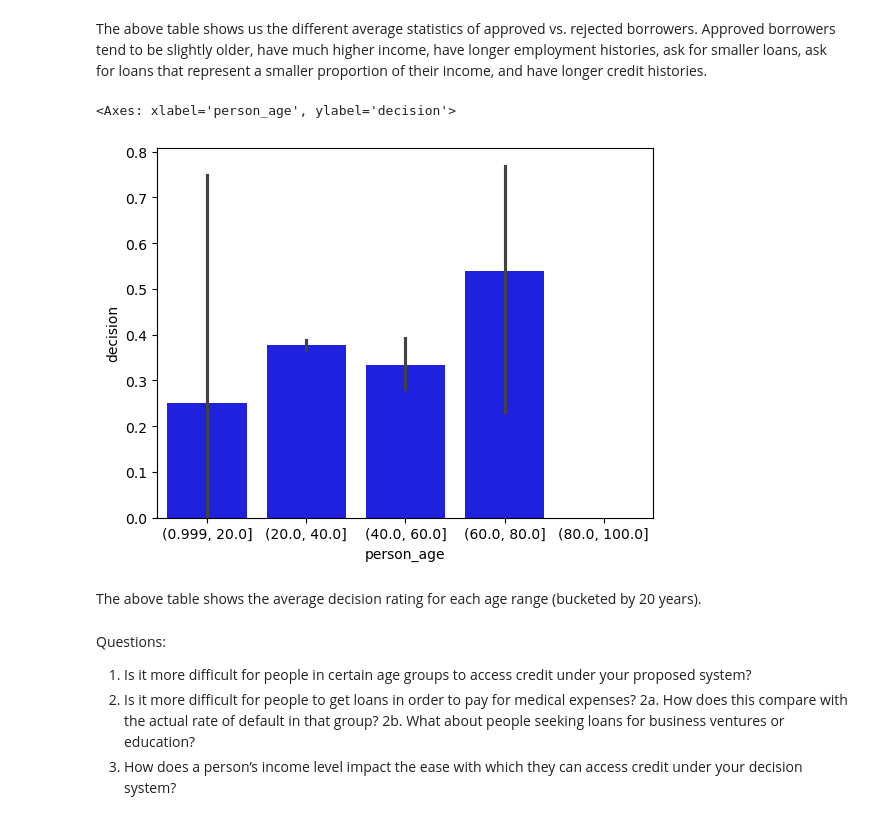
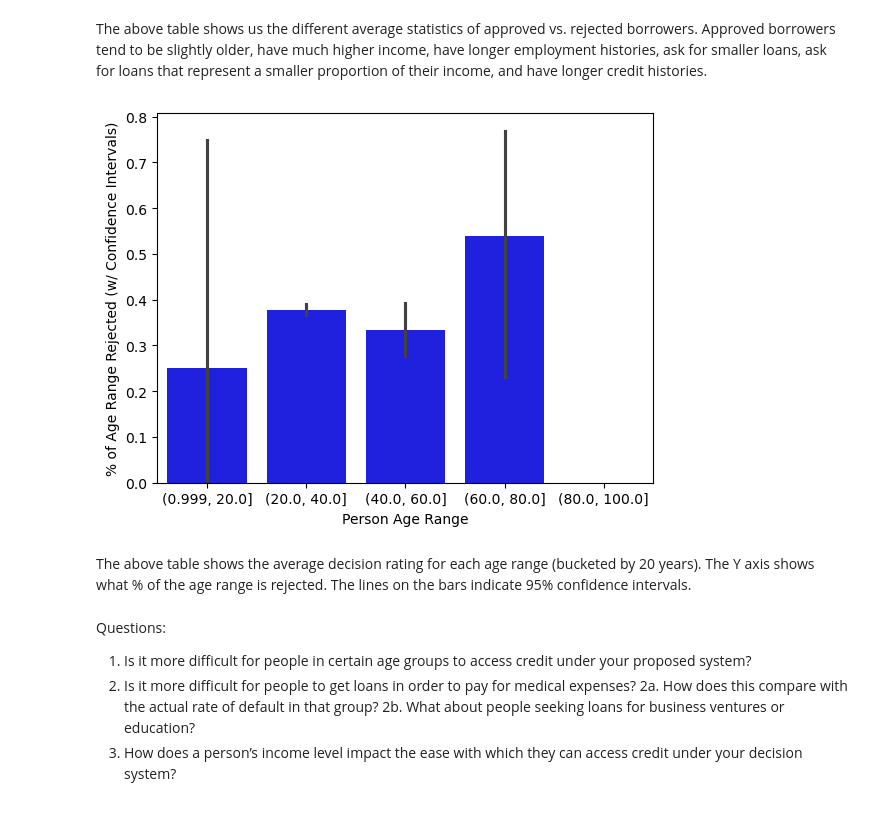
Before and after one commit to jjr2024/github_jjr2024.github.io, a Jupyter notebook: posts/decision-making/DecisionMaking.ipynb, the cells around one changed output. Cells and saved outputs as stored; diff of their text form; code cells hidden in the pictures.

```diff
--- a/posts/decision-making/DecisionMaking.ipynb
+++ b/posts/decision-making/DecisionMaking.ipynb
@@ -228,13 +242,14 @@ The above table shows us the different average statistics of approved vs. reject
 # %%
 bins = np.array([1,20,40,60,80,100])
 df_test["person_age"] = pd.cut(df_test["person_age"].astype('Int64'), bins, include_lowest=True)
-
-sns.barplot(data=df_test, x="person_age", y="decision", color='blue')
-# %% [output]
-<Axes: xlabel='person_age', ylabel='decision'>
-[figure, removed]
+# %%
+g = sns.barplot(data=df_test, x="person_age", y="decision", color='blue')
+g.set(xlabel="Person Age Range", ylabel="% of Age Range Rejected (w/ Confidence Intervals)")
+plt.show(g)
+# %% [output]
+[figure, added]
 # %% [markdown]
-The above table shows the average decision rating for each age range (bucketed by 20 years).
+The above table shows the average decision rating for each age range (bucketed by 20 years). The Y axis shows what % of the age range is rejected. The lines on the bars indicate 95% confidence intervals.
 # %% [markdown]
 Questions:
 1. Is it more difficult for people in certain age groups to access credit under your proposed system?
```
Also changed, not shown: parts of 14 cells of this notebook, 10 other files.
